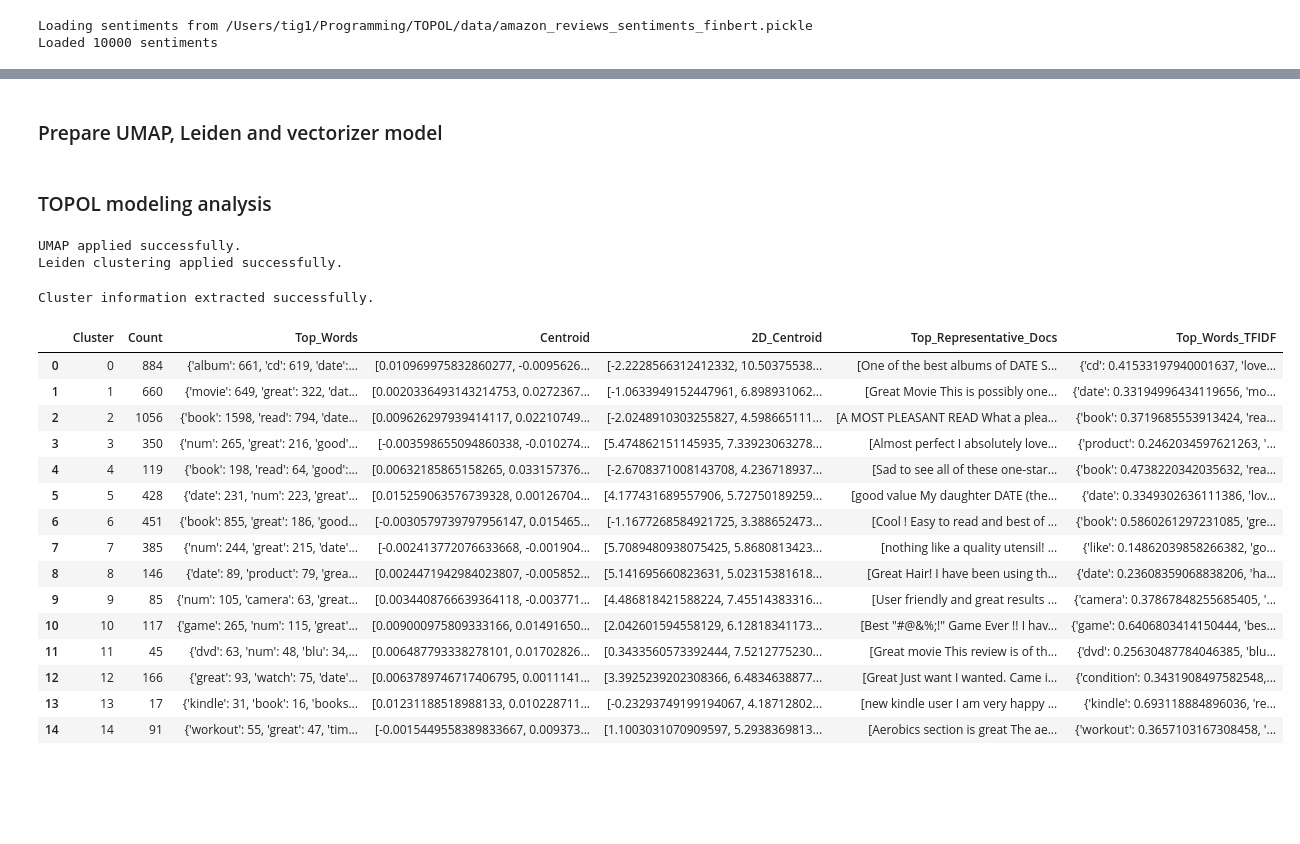
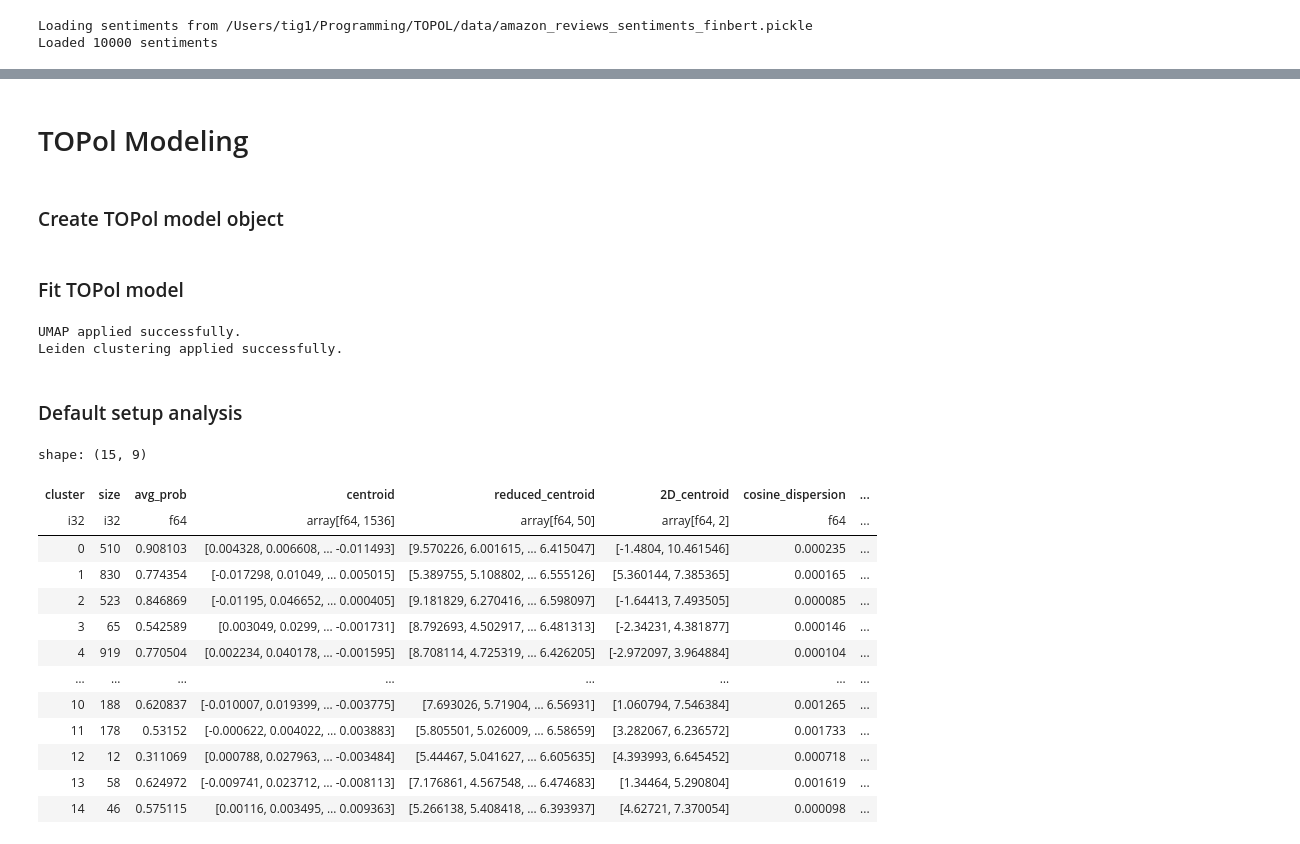
Before and after one commit to GabinTB/TOPOL, a Jupyter notebook: notebooks/amazon_reviews.ipynb, the cells around one changed output, grey strips where cells are left out. Cells and saved outputs as stored; diff of their text form; code cells hidden in the pictures; blank space fills up the shorter version.

```diff
--- a/notebooks/amazon_reviews.ipynb
+++ b/notebooks/amazon_reviews.ipynb
@@ -260,59 +275,52 @@ plt.show()
+# %% [markdown]
+# TOPol Modeling
 # %% [markdown]
-### Prepare UMAP, Leiden and vectorizer model
+### Create TOPol model object
 # %%
 umap_params = {
     'n_neighbors': 100,
     'min_dist': 0.0,
-    'metric': 'cosine',
-    'random_state': RANDOM_STATE
+    'metric': 'cosine', # do not change this
 }
 
 leiden_params = {
     'resolution': 1.5,
-    'modularity': 'dugue',
-    'random_state': RANDOM_STATE,
+    'modularity': 'dugue', # do not change this
 }
-
-vectorizer_model = CountVectorizer(stop_words=STOP_WORDS, ngram_range=(1, 2), max_features=10000)
 
 topol_model = TOPOL(
     n_components=50,
     umap_model_params=umap_params,
     leiden_model_params=leiden_params,
-    vectorizer_model=vectorizer_model,
-    supervised=True,
+    random_state=RANDOM_STATE,
 )
 # %% [markdown]
-### TOPOL modeling analysis
+### Fit TOPol model
 # %%
-topol_model.apply_modeling(
-    df_A=data_A,
-    df_B=data_B,
-    n_top_freq_words=20,
-    n_repr_docs=10,
-    n_top_tf_idf_words=20
-)
+df = pl.from_pandas(df)
+topol_model.fit(df)
 # %% [output]
 UMAP applied successfully.
 Leiden clustering applied successfully.
-Cluster information extracted successfully.
+# %% [markdown]
+### Default setup analysis
+# %%
+cb0_cluster_info, cb1_cluster_info = topol_model.get_cluster_info(label_col="label")
 # %%
-topol_model.dataset_A.cluster_info
+cb0_cluster_info
 # %% [output]
+shape: (15, 9)
-|  | Cluster | Count | Top_Words | Centroid | 2D_Centroid | Top_Representative_Docs | Top_Words_TFIDF |
-| 0 | 0 | 884 | {'album': 661, 'cd': 619, 'date':... | [0.010969975832860277, -0.0095626... | [-2.2228566312412332, 10.50375538... | [One of the best albums of DATE S... | {'cd': 0.41533197940001637, 'love... |
-| 1 | 1 | 660 | {'movie': 649, 'great': 322, 'dat... | [0.0020336493143214753, 0.0272367... | [-1.0633949152447961, 6.898931062... | [Great Movie This is possibly one... | {'date': 0.33194996434119656, 'mo... |
-| 2 | 2 | 1056 | {'book': 1598, 'read': 794, 'date... | [0.009626297939414117, 0.02210749... | [-2.0248910303255827, 4.598665111... | [A MOST PLEASANT READ What a plea... | {'book': 0.3719685553913424, 'rea... |
-| 3 | 3 | 350 | {'num': 265, 'great': 216, 'good'... | [-0.003598655094860338, -0.010274... | [5.474862151145935, 7.33923063278... | [Almost perfect I absolutely love... | {'product': 0.2462034597621263, '... |
-| 4 | 4 | 119 | {'book': 198, 'read': 64, 'good':... | [0.00632185865158265, 0.033157376... | [-2.6708371008143708, 4.236718937... | [Sad to see all of these one-star... | {'book': 0.4738220342035632, 'rea... |
-| 5 | 5 | 428 | {'date': 231, 'num': 223, 'great'... | [0.015259063576739328, 0.00126704... | [4.177431689557906, 5.72750189259... | [good value My daughter DATE (the... | {'date': 0.3349302636111386, 'lov... |
-| 6 | 6 | 451 | {'book': 855, 'great': 186, 'good... | [-0.0030579739797956147, 0.015465... | [-1.1677268584921725, 3.388652473... | [Cool ! Easy to read and best of ... | {'book': 0.5860261297231085, 'gre... |
-| 7 | 7 | 385 | {'num': 244, 'great': 215, 'date'... | [-0.002413772076633668, -0.001904... | [5.7089480938075425, 5.8680813423... | [nothing like a quality utensil! ... | {'like': 0.14862039858266382, 'go... |
-| 8 | 8 | 146 | {'date': 89, 'product': 79, 'grea... | [0.0024471942984023807, -0.005852... | [5.141695660823631, 5.02315381618... | [Great Hair! I have been using th... | {'date': 0.23608359068838206, 'ha... |
-| 9 | 9 | 85 | {'num': 105, 'camera': 63, 'great... | [0.0034408766639364118, -0.003771... | [4.486818421588224, 7.45514383316... | [User friendly and great results ... | {'camera': 0.37867848255685405, '... |
-| 10 | 10 | 117 | {'game': 265, 'num': 115, 'great'... | [0.009000975809333166, 0.01491650... | [2.042601594558129, 6.12818341173... | [Best "#@&%;!" Game Ever !! I hav... | {'game': 0.6406803414150444, 'bes... |
-| 11 | 11 | 45 | {'dvd': 63, 'num': 48, 'blu': 34,... | [0.006487793338278101, 0.01702826... | [0.3433560573392444, 7.5212775230... | [Great movie This review is of th... | {'dvd': 0.25630487784046385, 'blu... |
-| 12 | 12 | 166 | {'great': 93, 'watch': 75, 'date'... | [0.0063789746717406795, 0.0011141... | [3.3925239202308366, 6.4834638877... | [Great Just want I wanted. Came i... | {'condition': 0.3431908497582548,... |
-| 13 | 13 | 17 | {'kindle': 31, 'book': 16, 'books... | [0.01231188518988133, 0.010228711... | [-0.23293749199194067, 4.18712802... | [new kindle user I am very happy ... | {'kindle': 0.693118884896036, 're... |
-| 14 | 14 | 91 | {'workout': 55, 'great': 47, 'tim... | [-0.0015449558389833667, 0.009373... | [1.1003031070909597, 5.2938369813... | [Aerobics section is great The ae... | {'workout': 0.3657103167308458, '... |
+| cluster | size | avg_prob | centroid | reduced_centroid | 2D_centroid | cosine_dispersion | ... |
+| i32 | i32 | f64 | array[f64, 1536] | array[f64, 50] | array[f64, 2] | f64 | ... |
+| 0 | 510 | 0.908103 | [0.004328, 0.006608, … -0.011493] | [9.570226, 6.001615, … 6.415047] | [-1.4804, 10.461546] | 0.000235 | ... |
+| 1 | 830 | 0.774354 | [-0.017298, 0.01049, … 0.005015] | [5.389755, 5.108802, … 6.555126] | [5.360144, 7.385365] | 0.000165 | ... |
+| 2 | 523 | 0.846869 | [-0.01195, 0.046652, … 0.000405] | [9.181829, 6.270416, … 6.598097] | [-1.64413, 7.493505] | 0.000085 | ... |
+| 3 | 65 | 0.542589 | [0.003049, 0.0299, … -0.001731] | [8.792693, 4.502917, … 6.481313] | [-2.34231, 4.381877] | 0.000146 | ... |
+| 4 | 919 | 0.770504 | [0.002234, 0.040178, … -0.001595] | [8.708114, 4.725319, … 6.426205] | [-2.972097, 3.964884] | 0.000104 | ... |
+| … | … | … | … | … | … | … | ... |
+| 10 | 188 | 0.620837 | [-0.010007, 0.019399, … -0.003775] | [7.693026, 5.71904, … 6.56931] | [1.060794, 7.546384] | 0.001265 | ... |
+| 11 | 178 | 0.53152 | [-0.000622, 0.004022, … 0.003883] | [5.805501, 5.026009, … 6.58659] | [3.282067, 6.236572] | 0.001733 | ... |
+| 12 | 12 | 0.311069 | [0.000788, 0.027963, … -0.003484] | [5.44467, 5.041627, … 6.605635] | [4.393993, 6.645452] | 0.000718 | ... |
+| 13 | 58 | 0.624972 | [-0.009741, 0.023712, … -0.008113] | [7.176861, 4.567548, … 6.474683] | [1.34464, 5.290804] | 0.001619 | ... |
+| 14 | 46 | 0.575115 | [0.00116, 0.003495, … 0.009363] | [5.266138, 5.408418, … 6.393937] | [4.62721, 7.370054] | 0.000098 | ... |
 # %%
```
Also changed, not shown: parts of 95 cells of this notebook, 18 other files.
